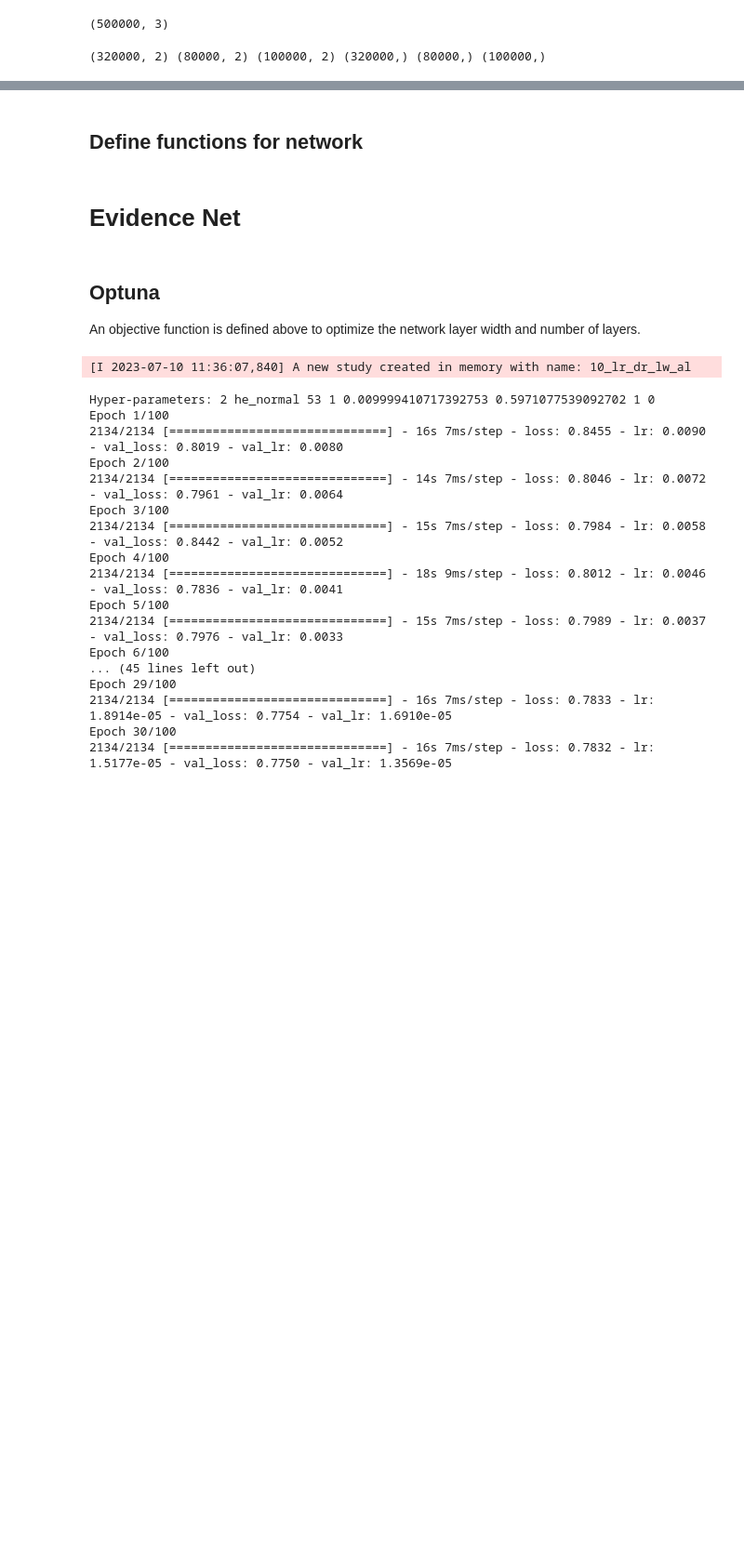
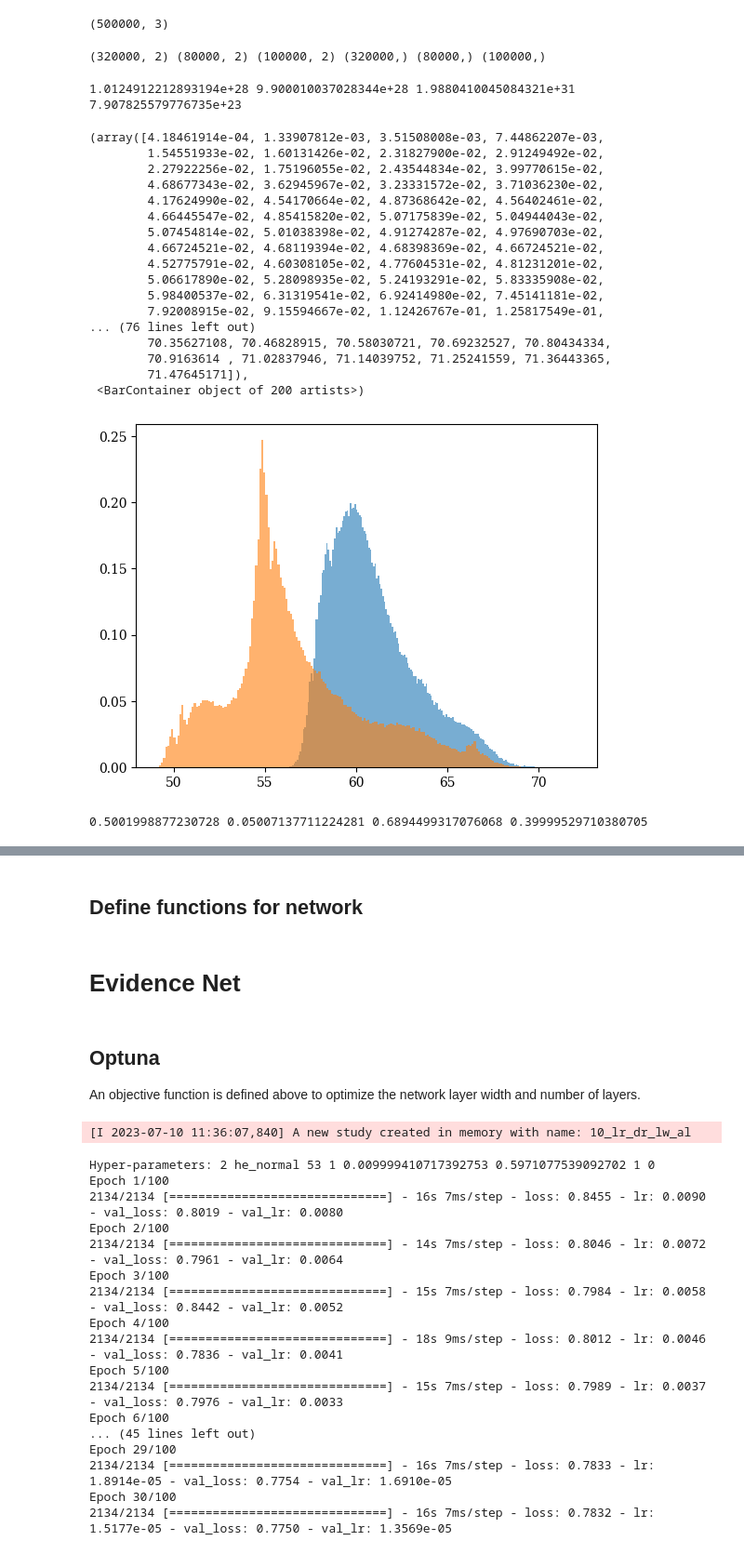
Before and after one commit to cjpdrury/evidence_networks, a Jupyter notebook: evidence_network_optuna.ipynb, the cells around one changed output, grey strips where cells are left out. Shown at 93% size. Saved outputs shown, nothing was run; the diff lists cells and outputs as text; code cells hidden in the pictures; blank space fills up the shorter version.

```diff
--- a/evidence_network_optuna.ipynb
+++ b/evidence_network_optuna.ipynb
@@ -172,4 +178,4 @@ df_gal.head()
 # %%
 # assign label of 0 for IllustrisTNG and 1 for SIMBA
-train_Illu = np.append(train_Illu, np.zeros((len(train_Illu[:,0]),1)) ,axis=1)
-train_SIMB = np.append(train_SIMB, np.ones((len(train_SIMB[:,0]),1)) ,axis=1)
+flux_TNG = np.append(flux_TNG, np.zeros((len(flux_TNG[:,0]),1)) ,axis=1)
+flux_SIM = np.append(flux_SIM, np.ones((len(flux_SIM[:,0]),1)) ,axis=1)
@@ -188,0 +182,3 @@ In the following we select a sub-sample of the data to speed up training. The da
+# %%
+# combine into one dataset
+train_flux = np.append(flux_TNG,flux_SIM, axis=0 )
@@ -192,19 +191,50 @@ In the following we select a sub-sample of the data to speed up training. The da
 n_sample = 500000
 # n_sample = train_data.shape[0]
 
-choices = np.random.choice(train_data.shape[0],
+choices = np.random.choice(train_flux.shape[0],
                                   size=n_sample,
                                   replace=False)
-train_data = train_data[choices,:]
-print(train_data.shape)
+train_flux = train_flux[choices,:]
+print(train_flux.shape)
 
 
 # separate training, validation and test data
-x_train, x_test, y_train, y_test = train_test_split(train_data[:,:-1], train_data[:,-1], test_size=0.20, shuffle=True, random_state=42)
-x_train, x_val, y_train, y_val = train_test_split(x_train[:,:], y_train[:], test_size=0.20, shuffle=True, random_state=41)
+x_train, x_test, y_train, y_test = train_test_split(train_flux[:,:-1], train_flux[:,-1], test_size=0.20, shuffle=True, random_state=44)
+x_train, x_val, y_train, y_val = train_test_split(x_train[:,:], y_train[:], test_size=0.20, shuffle=True, random_state=43)
 # %% [output]
 (500000, 3)
 # %%
 print(x_train.shape, x_val.shape, x_test.shape, y_train.shape, y_val.shape,y_test.shape )
 # %% [output]
 (320000, 2) (80000, 2) (100000, 2) (320000,) (80000,) (100000,)
+# %%
+# remove zero valued fluxes.
+y_train = y_train[~np.all(x_train == 0, axis=1)]
+x_train = x_train[~np.all(x_train == 0, axis=1)]
+# %%
+print(np.mean(x_train[:,0]), np.std(x_train[:,0]), np.max(x_train[:,0]), np.min(x_train[:,0]))
+# %% [output]
+1.0124912212893194e+28 9.900010037028344e+28 1.9880410045084321e+31 7.907825579776735e+23
+# %%
+# check distributions
+plt.hist(np.log(x_train[:,0]),bins=200, density=True, alpha=0.6)
+plt.hist(np.log(x_train[:,1]),bins=200, density=True, alpha=0.6)
+# %% [output]
+(array([4.18461914e-04, 1.33907812e-03, 3.51508008e-03, 7.44862207e-03,
+        1.54551933e-02, 1.60131426e-02, 2.31827900e-02, 2.91249492e-02,
+        2.27922256e-02, 1.75196055e-02, 2.43544834e-02, 3.99770615e-02,
+        4.68677343e-02, 3.62945967e-02, 3.23331572e-02, 3.71036230e-02,
+        4.17624990e-02, 4.54170664e-02, 4.87368642e-02, 4.56402461e-02,
+        4.66445547e-02, 4.85415820e-02, 5.07175839e-02, 5.04944043e-02,
+        5.07454814e-02, 5.01038398e-02, 4.91274287e-02, 4.97690703e-02,
+        4.66724521e-02, 4.68119394e-02, 4.68398369e-02, 4.66724521e-02,
+        4.52775791e-02, 4.60308105e-02, 4.77604531e-02, 4.81231201e-02,
+        5.06617890e-02, 5.28098935e-02, 5.24193291e-02, 5.83335908e-02,
+        5.98400537e-02, 6.31319541e-02, 6.92414980e-02, 7.45141181e-02,
+        7.92008915e-02, 9.15594667e-02, 1.12426767e-01, 1.25817549e-01,
+... (76 lines left out)
+        70.35627108, 70.46828915, 70.58030721, 70.69232527, 70.80434334,
+        70.9163614 , 71.02837946, 71.14039752, 71.25241559, 71.36443365,
+        71.47645171]),
+ <BarContainer object of 200 artists>)
+[figure, added]
@@ -210,0 +263,4 @@ print(x_train.shape, x_val.shape, x_test.shape, y_train.shape, y_val.shape,y_tes
+# %%
+print(np.mean(x_test_scaled[:,1]), np.std(x_test_scaled[:,1]), np.max(x_test_scaled[:,1]), np.min(x_test_scaled[:,1]))
+# %% [output]
+0.5001998877230728 0.05007137711224281 0.6894499317076068 0.39999529710380705
```
Also changed, not shown: parts of 22 cells of this notebook.
